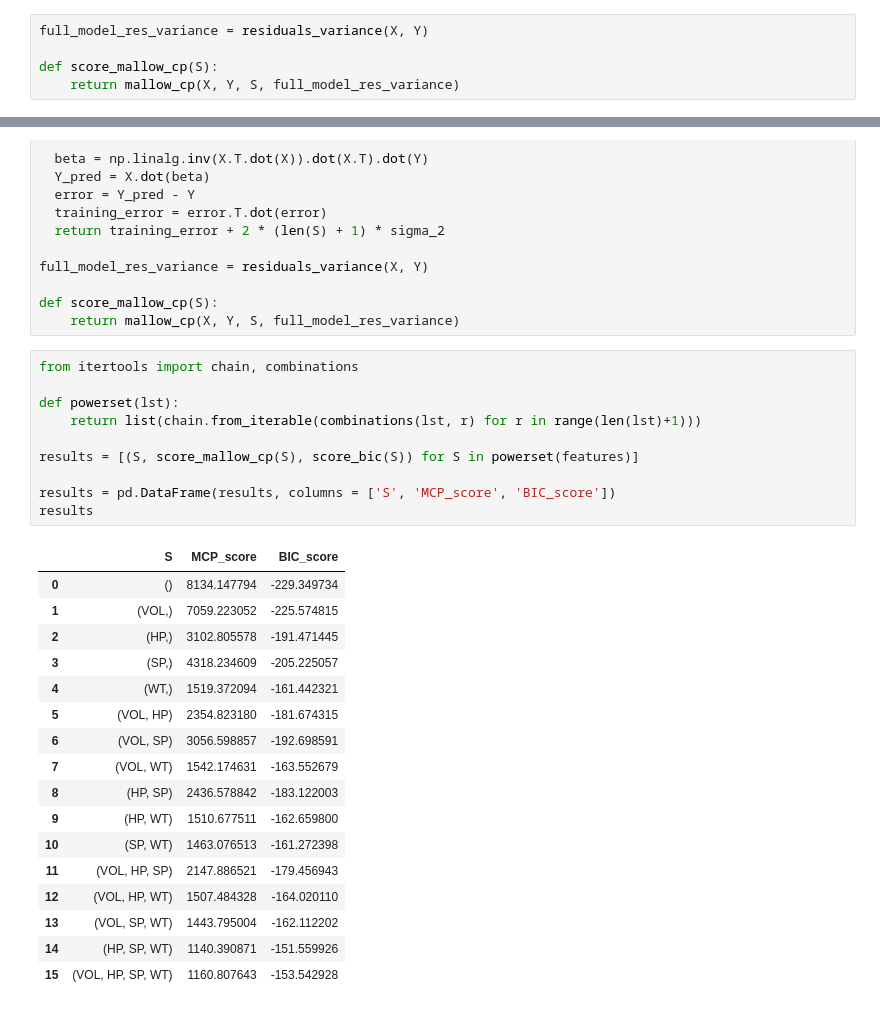
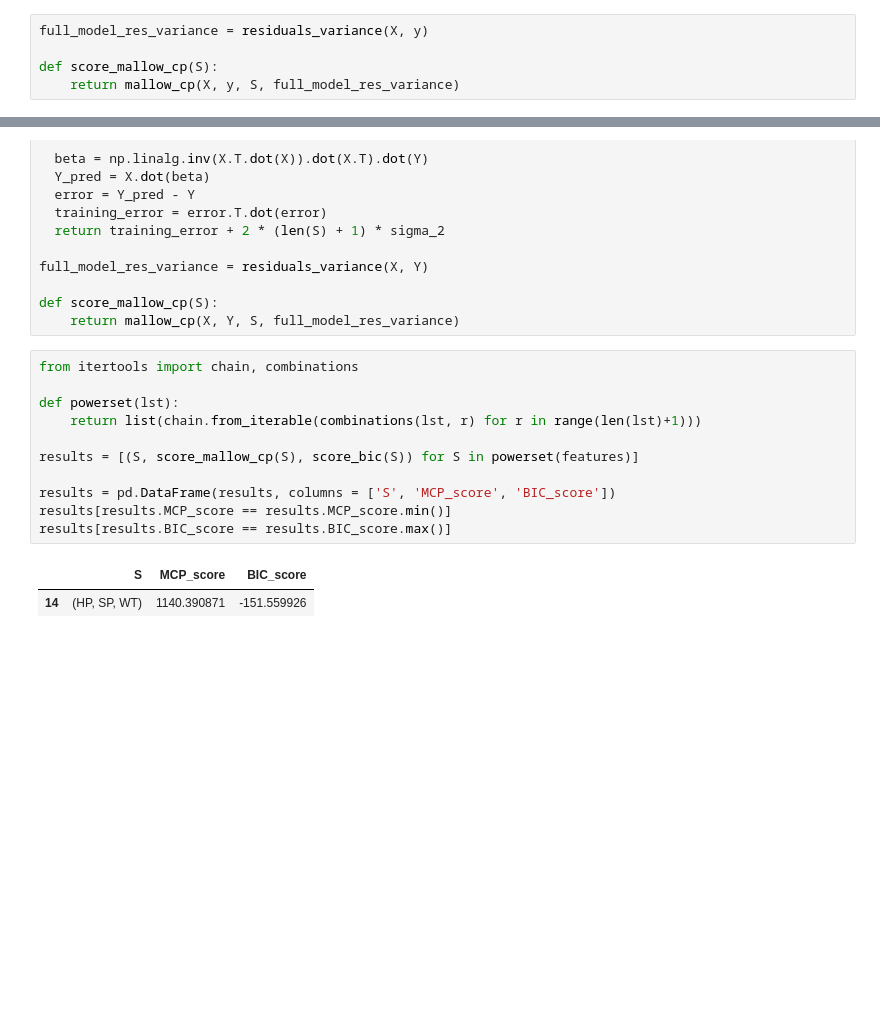
Before and after one commit to petrogass/All-of-Statistics-Exercises, a Jupyter notebook: Chapter_13_Linear_Regression.ipynb, the cells around one changed output, grey strips where cells are left out. Saved outputs shown, nothing was run; the diff lists cells and outputs as text; blank space fills up the shorter version.

```diff
--- a/Chapter_13_Linear_Regression.ipynb
+++ b/Chapter_13_Linear_Regression.ipynb
@@ -243,10 +243,10 @@ def mallow_cp(X, Y, S, sigma_2):
   training_error = error.T.dot(error)
   return training_error + 2 * (len(S) + 1) * sigma_2
 # %%
-full_model_res_variance = residuals_variance(X, Y)
+full_model_res_variance = residuals_variance(X, y)
 
 def score_mallow_cp(S):
-    return mallow_cp(X, Y, S, full_model_res_variance)
+    return mallow_cp(X, y, S, full_model_res_variance)
 # %%
 from itertools import chain, combinations
 
@@ -457,28 +457,14 @@ def score_mallow_cp(S):
 # %%
 from itertools import chain, combinations
 
 def powerset(lst):
     return list(chain.from_iterable(combinations(lst, r) for r in range(len(lst)+1)))
 
 results = [(S, score_mallow_cp(S), score_bic(S)) for S in powerset(features)]
 
 results = pd.DataFrame(results, columns = ['S', 'MCP_score', 'BIC_score'])
-results
+results[results.MCP_score == results.MCP_score.min()]
+results[results.BIC_score == results.BIC_score.max()]
 # %% [output]
 |  | S | MCP_score | BIC_score |
-| 0 | () | 8134.147794 | -229.349734 |
-| 1 | (VOL,) | 7059.223052 | -225.574815 |
-| 2 | (HP,) | 3102.805578 | -191.471445 |
-| 3 | (SP,) | 4318.234609 | -205.225057 |
-| 4 | (WT,) | 1519.372094 | -161.442321 |
-| 5 | (VOL, HP) | 2354.823180 | -181.674315 |
-| 6 | (VOL, SP) | 3056.598857 | -192.698591 |
-| 7 | (VOL, WT) | 1542.174631 | -163.552679 |
-| 8 | (HP, SP) | 2436.578842 | -183.122003 |
-| 9 | (HP, WT) | 1510.677511 | -162.659800 |
-| 10 | (SP, WT) | 1463.076513 | -161.272398 |
-| 11 | (VOL, HP, SP) | 2147.886521 | -179.456943 |
-| 12 | (VOL, HP, WT) | 1507.484328 | -164.020110 |
-| 13 | (VOL, SP, WT) | 1443.795004 | -162.112202 |
 | 14 | (HP, SP, WT) | 1140.390871 | -151.559926 |
-| 15 | (VOL, HP, SP, WT) | 1160.807643 | -153.542928 |
```
Also changed, not shown: parts of 11 cells of this notebook, 1 other file.
